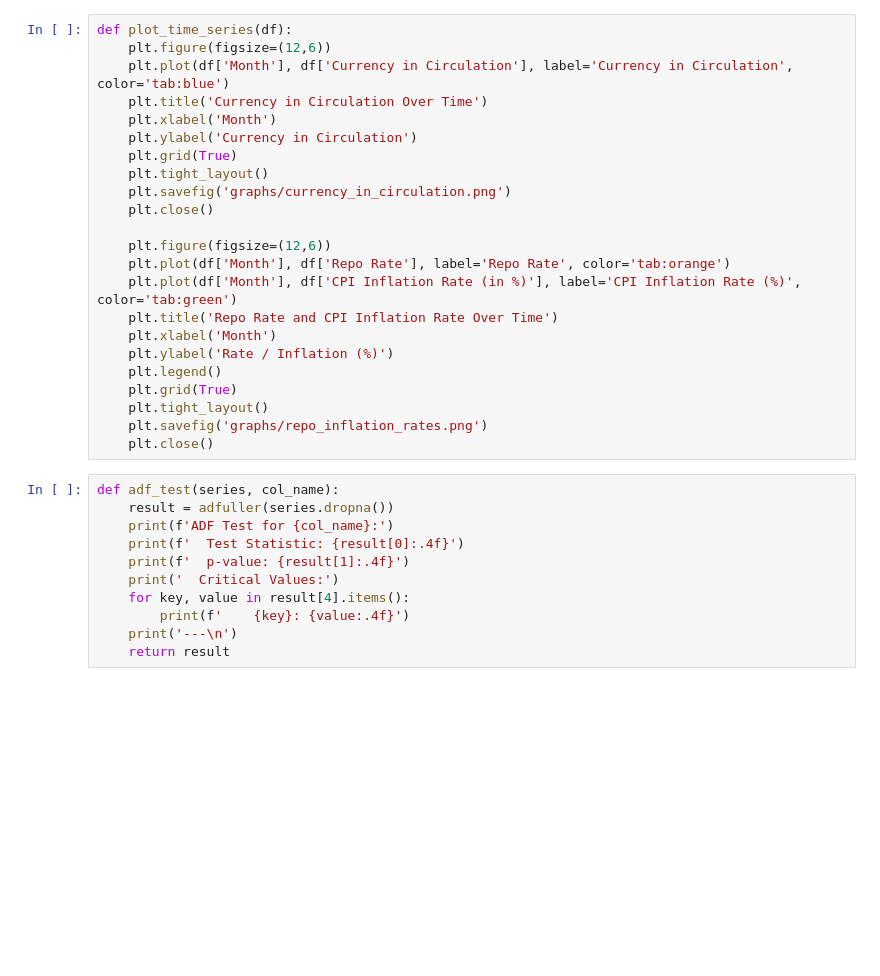
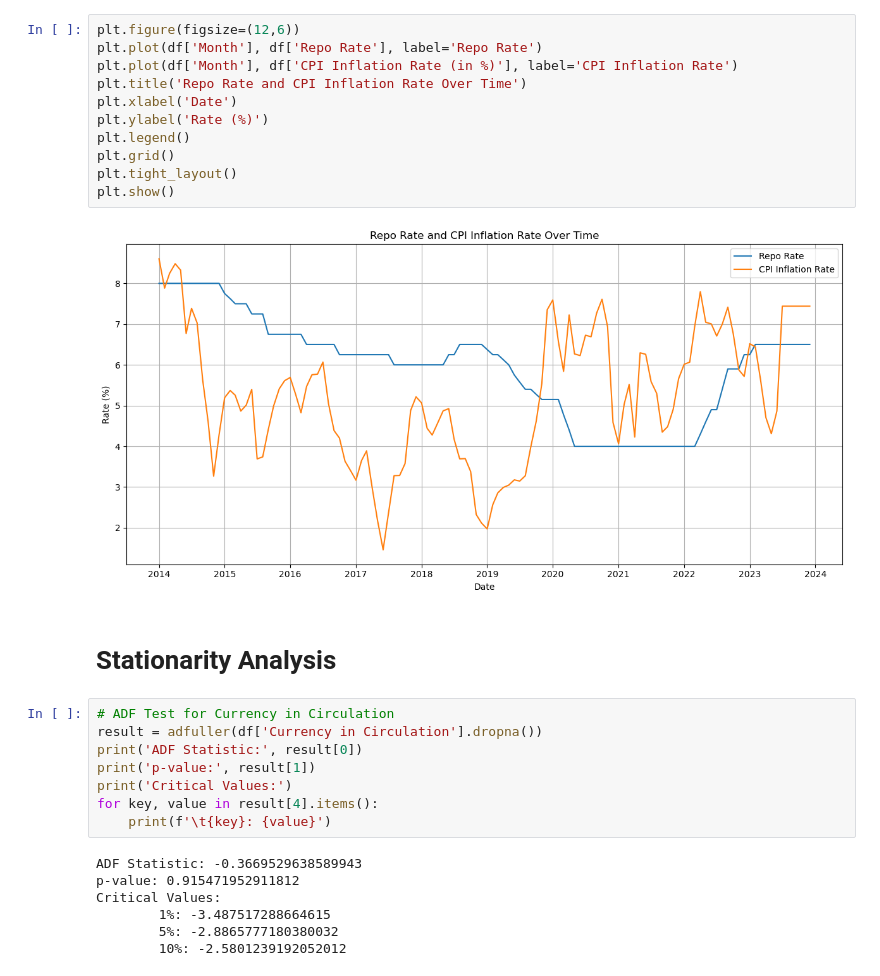
Before and after one commit to Shre-D/AE-Assignment, a Jupyter notebook: analysis.ipynb, the cells around one changed output. Cells and saved outputs as stored; diff of their text form; blank space fills up the shorter version.

```diff
--- a/analysis.ipynb
+++ b/analysis.ipynb
@@ -86,34 +118,30 @@ def save_summary_stats(df, filename='summary.txt'):
 # %%
-def plot_time_series(df):
-    plt.figure(figsize=(12,6))
-    plt.plot(df['Month'], df['Currency in Circulation'], label='Currency in Circulation', color='tab:blue')
-    plt.title('Currency in Circulation Over Time')
-    plt.xlabel('Month')
-    plt.ylabel('Currency in Circulation')
-    plt.grid(True)
-    plt.tight_layout()
-    plt.savefig('graphs/currency_in_circulation.png')
-    plt.close()
-
-    plt.figure(figsize=(12,6))
-    plt.plot(df['Month'], df['Repo Rate'], label='Repo Rate', color='tab:orange')
-    plt.plot(df['Month'], df['CPI Inflation Rate (in %)'], label='CPI Inflation Rate (%)', color='tab:green')
-    plt.title('Repo Rate and CPI Inflation Rate Over Time')
-    plt.xlabel('Month')
-    plt.ylabel('Rate / Inflation (%)')
-    plt.legend()
-    plt.grid(True)
-    plt.tight_layout()
-    plt.savefig('graphs/repo_inflation_rates.png')
-    plt.close()
+plt.figure(figsize=(12,6))
+plt.plot(df['Month'], df['Repo Rate'], label='Repo Rate')
+plt.plot(df['Month'], df['CPI Inflation Rate (in %)'], label='CPI Inflation Rate')
+plt.title('Repo Rate and CPI Inflation Rate Over Time')
+plt.xlabel('Date')
+plt.ylabel('Rate (%)')
+plt.legend()
+plt.grid()
+plt.tight_layout()
+plt.show()
+# %% [output]
+[figure, added]
+# %% [markdown]
+# Stationarity Analysis
 # %%
-def adf_test(series, col_name):
-    result = adfuller(series.dropna())
-    print(f'ADF Test for {col_name}:')
-    print(f'  Test Statistic: {result[0]:.4f}')
-    print(f'  p-value: {result[1]:.4f}')
-    print('  Critical Values:')
-    for key, value in result[4].items():
-        print(f'    {key}: {value:.4f}')
-    print('---\n')
-    return result
+# ADF Test for Currency in Circulation
+result = adfuller(df['Currency in Circulation'].dropna())
+print('ADF Statistic:', result[0])
+print('p-value:', result[1])
+print('Critical Values:')
+for key, value in result[4].items():
+    print(f'\t{key}: {value}')
+# %% [output]
+ADF Statistic: -0.3669529638589943
+p-value: 0.915471952911812
+Critical Values:
+        1%: -3.487517288664615
+        5%: -2.8865777180380032
+        10%: -2.5801239192052012
```
Also changed, not shown: parts of 25 cells of this notebook.
